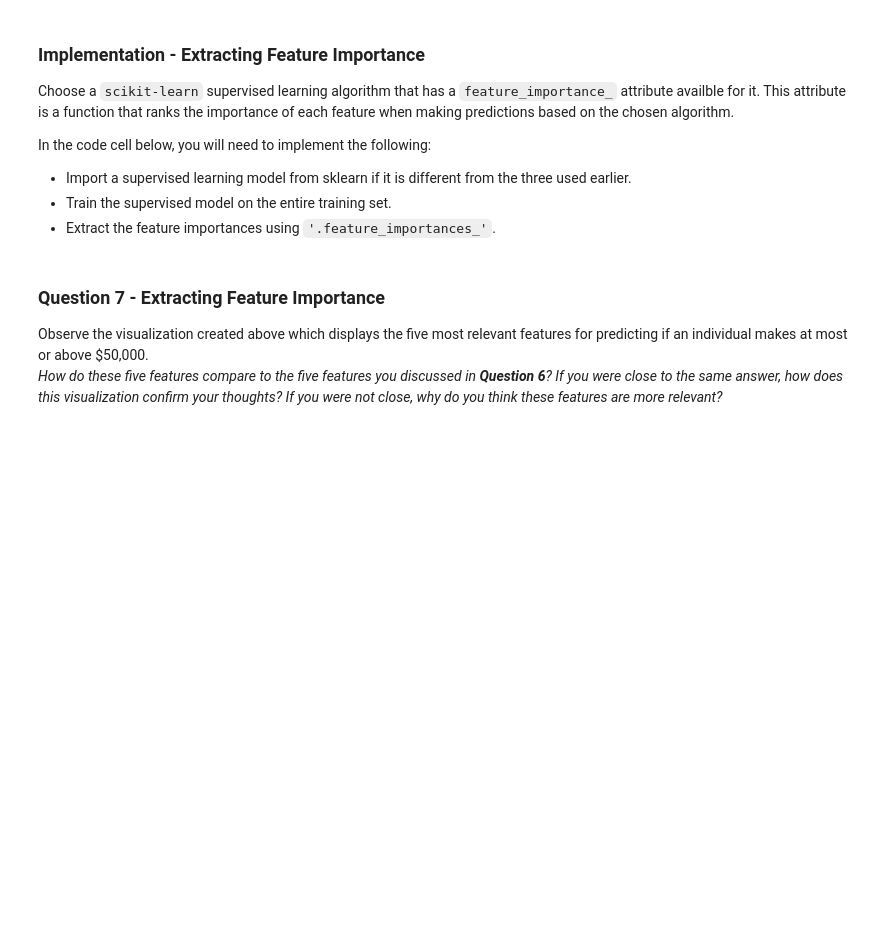
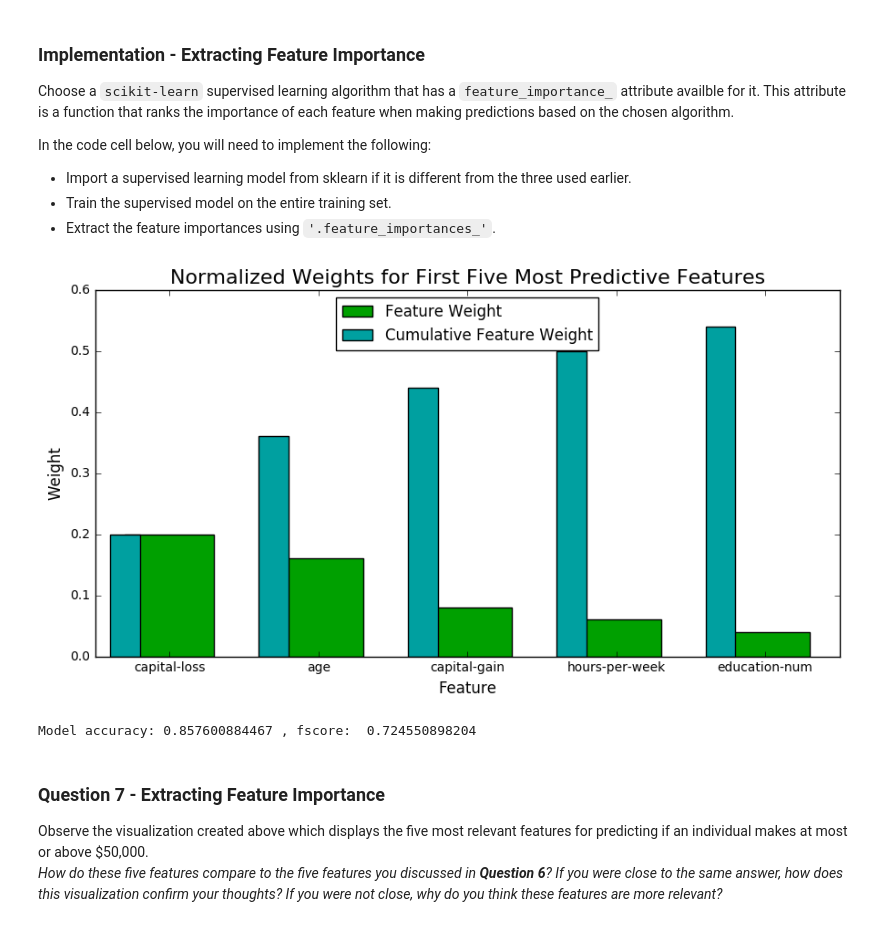
Before and after one commit to satishjasthi/Machine-learning-projects, a Jupyter notebook: finding_donors/finding_donors.ipynb, the cells around one changed output. Cells and saved outputs as stored; diff of their text form; code cells hidden in the pictures; blank space fills up the shorter version.

```diff
--- a/finding_donors/finding_donors.ipynb
+++ b/finding_donors/finding_donors.ipynb
@@ -445,16 +464,26 @@ In the code cell below, you will need to implement the following:
  - Train the supervised model on the entire training set.
  - Extract the feature importances using `'.feature_importances_'`.
 # %%
-# TODO: Import a supervised learning model that has 'feature_importances_'
+# Import a supervised learning model that has 'feature_importances_'
+from sklearn.ensemble import AdaBoostClassifier, RandomForestClassifier, GradientBoostingClassifier
 
-# TODO: Train the supervised model on the training set
-model = None
+# Train the supervised model on the training set
+model = AdaBoostClassifier().fit(X_train, y_train)
 
-# TODO: Extract the feature importances
-importances = None
+# Extract the feature importances
+importances = model.feature_importances_
 
 # Plot
 vs.feature_plot(importances, X_train, y_train)
+
+#print scores
+prediction = model.predict(X_test)
+accuracy = accuracy_score(y_test, prediction)
+fscore = fbeta_score(y_test, prediction, beta=0.5)
+print "\nModel accuracy:", accuracy, ", fscore: ",fscore
+# %% [output]
+[figure, added]
+Model accuracy: 0.857600884467 , fscore:  0.724550898204
 # %% [markdown]
 ### Question 7 - Extracting Feature Importance
 
```
Also changed, not shown: parts of 2 cells of this notebook, 3 other files.
